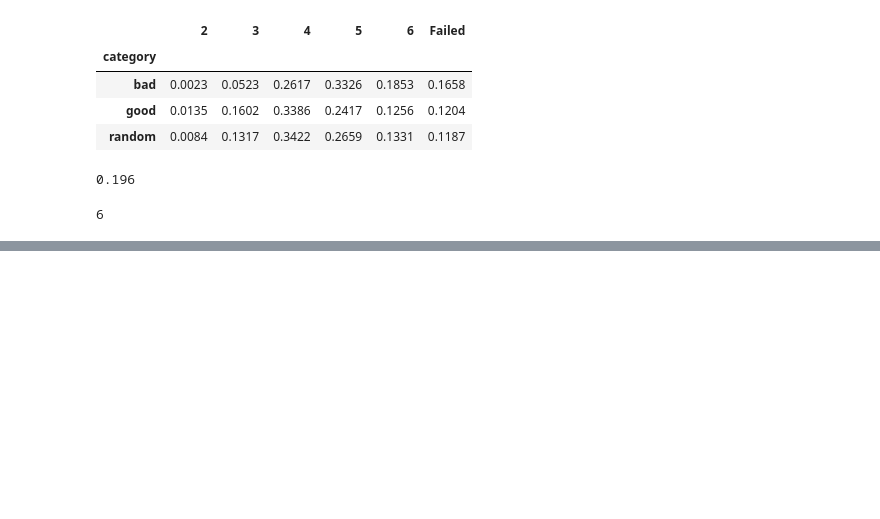
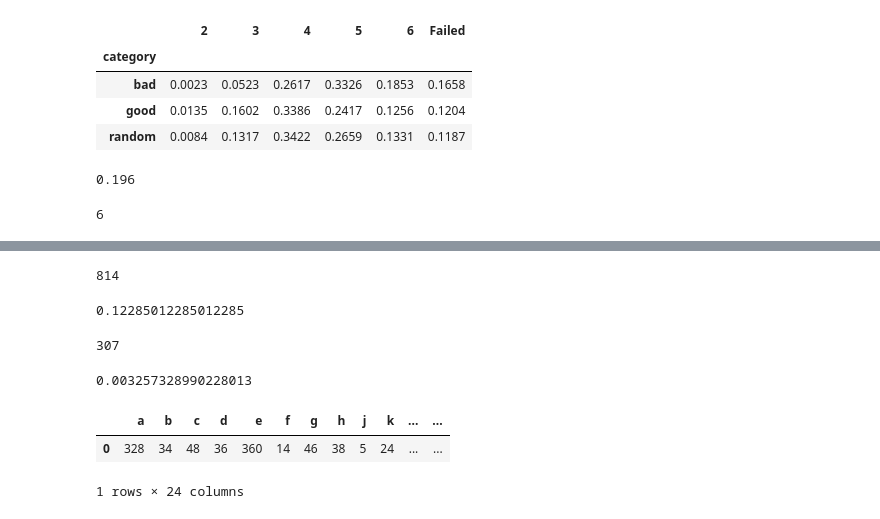
Before and after one commit to u0927156/WordleSolver, a Jupyter notebook: wordle_exploration.ipynb, the cells around one changed output, grey strips where cells are left out. Cells and saved outputs as stored; diff of their text form; code cells hidden in the pictures; blank space fills up the shorter version.

```diff
--- a/wordle_exploration.ipynb
+++ b/wordle_exploration.ipynb
@@ -166,0 +175,3 @@ np.sqrt(12/36)*1.073
+# %%
+words_after_removing_irt = wu.remove_words_with_forbidden_characters(words, ['i', 'r', 'r'])
+len(words_after_removing_irt)
@@ -166,0 +184,3 @@ np.sqrt(12/36)*1.073
+# %%
+words_after_keeping_ae = wu.keep_words_with_necessary_characters(words_after_removing_irt, ['a', 'e'])
+len(words_after_keeping_ae)
@@ -166,0 +197,28 @@ np.sqrt(12/36)*1.073
+# %%
+words_after_removing_middle_a = wu.remove_words_that_match_pattern(words_after_keeping_ae, '..a..')
+len(words_after_removing_middle_a)
+# %% [output]
+814
+# %%
+(1 /len(words_after_removing_middle_a)) * 100
+# %% [output]
+0.12285012285012285
+# %%
+words_after_keeping_e = wu.keep_words_that_match_pattern(words_after_keeping_ae, '....e')
+len(words_after_keeping_e)
+# %% [output]
+307
+# %%
+1/307
+# %% [output]
+0.003257328990228013
+# %%
+word_dictionary = wu.make_letter_dict(words_after_keeping_e)
+# %%
+letter_df = pd.DataFrame(word_dictionary, columns=word_dictionary.keys(), index=[0])
+letter_df = letter_df.reindex(sorted(letter_df.columns), axis=1)
+letter_df
+# %% [output]
+|  | a | b | c | d | e | f | g | h | j | k | ... | ... |
+| 0 | 328 | 34 | 48 | 36 | 360 | 14 | 46 | 38 | 5 | 24 | ... | ... |
+1 rows × 24 columns
```
Also changed, not shown: parts of 9 cells of this notebook, 2 other files.
